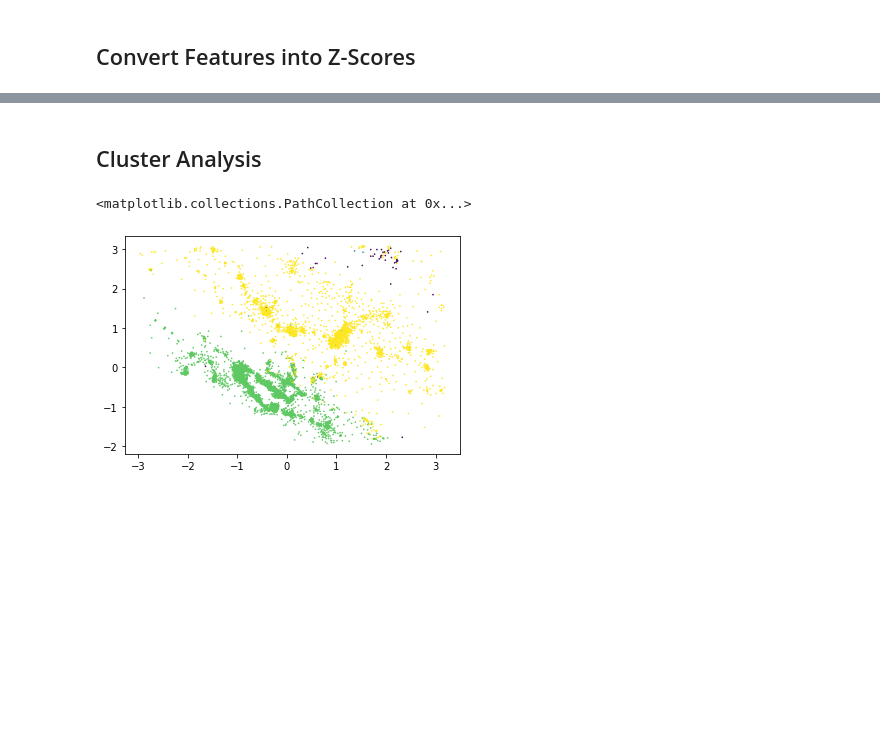
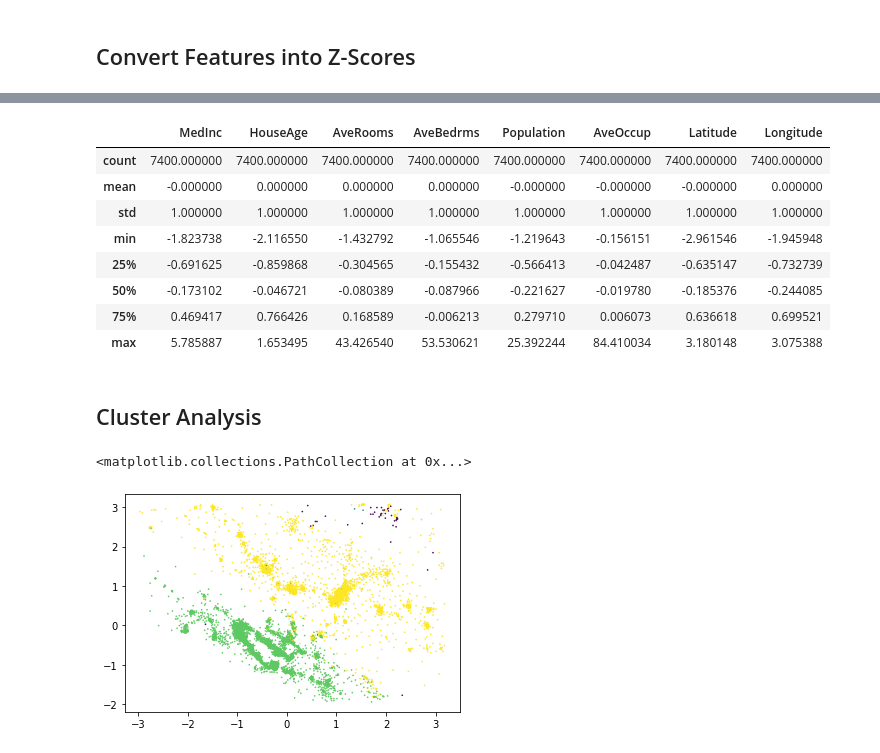
Before and after one commit to JohnZed/odsc-west-2020, a Jupyter notebook: ca_housing_worked.ipynb, the cells around one changed output, grey strips where cells are left out. Cells and saved outputs as stored; diff of their text form; code cells hidden in the pictures; blank space fills up the shorter version.

```diff
--- a/ca_housing_worked.ipynb
+++ b/ca_housing_worked.ipynb
@@ -76,6 +88,18 @@ Let's perform some light feature engineering by normalizing all the feature colu
 # %%
 for col in X.columns:
     X[col] = ((X[col] - X[col].mean()) / X[col].std()).astype('float32')
+# %%
+X.describe()
+# %% [output]
+|  | MedInc | HouseAge | AveRooms | AveBedrms | Population | AveOccup | Latitude | Longitude |
+| count | 7400.000000 | 7400.000000 | 7400.000000 | 7400.000000 | 7400.000000 | 7400.000000 | 7400.000000 | 7400.000000 |
+| mean | -0.000000 | 0.000000 | 0.000000 | 0.000000 | -0.000000 | -0.000000 | -0.000000 | 0.000000 |
+| std | 1.000000 | 1.000000 | 1.000000 | 1.000000 | 1.000000 | 1.000000 | 1.000000 | 1.000000 |
+| min | -1.823738 | -2.116550 | -1.432792 | -1.065546 | -1.219643 | -0.156151 | -2.961546 | -1.945948 |
+| 25% | -0.691625 | -0.859868 | -0.304565 | -0.155432 | -0.566413 | -0.042487 | -0.635147 | -0.732739 |
+| 50% | -0.173102 | -0.046721 | -0.080389 | -0.087966 | -0.221627 | -0.019780 | -0.185376 | -0.244085 |
+| 75% | 0.469417 | 0.766426 | 0.168589 | -0.006213 | 0.279710 | 0.006073 | 0.636618 | 0.699521 |
+| max | 5.785887 | 1.653495 | 43.426540 | 53.530621 | 25.392244 | 84.410034 | 3.180148 | 3.075388 |
 # %% [markdown]
 ## Cluster Analysis
 # %%
```
Also changed, not shown: parts of 15 cells of this notebook, 1 other file.
